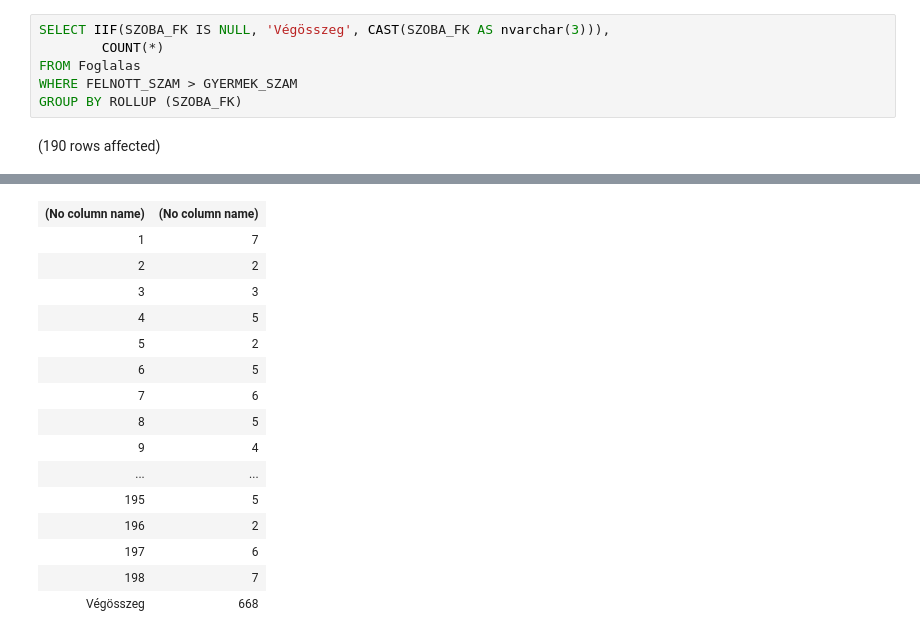
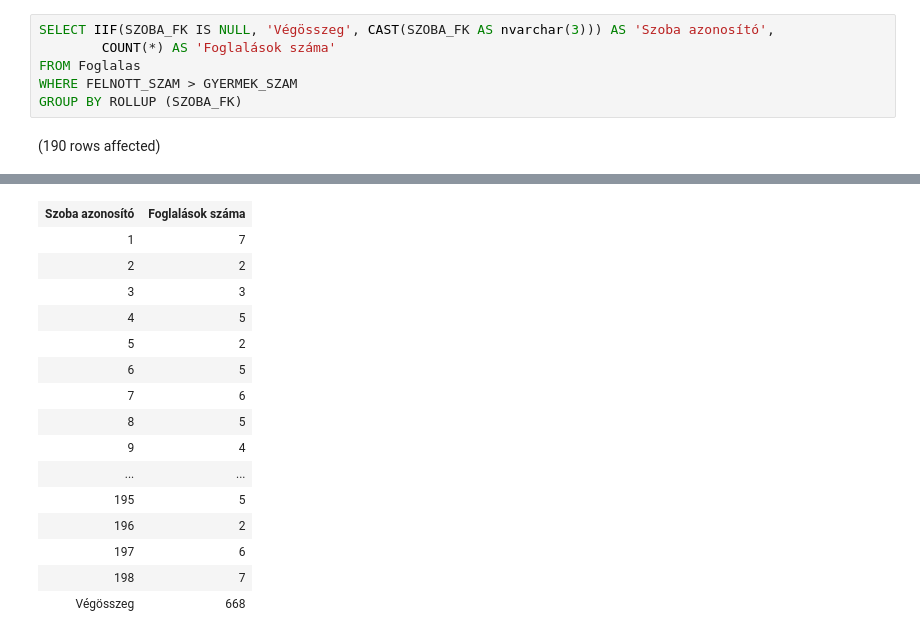
Before and after one commit to dorkakovacs/sql, a Jupyter notebook: zh2.ipynb, the cells around one changed output, grey strips where cells are left out. Cells and saved outputs as stored; diff of their text form.

```diff
--- a/zh2.ipynb
+++ b/zh2.ipynb
@@ -1,6 +1,6 @@
 # %%
-SELECT IIF(SZOBA_FK IS NULL, 'Végösszeg', CAST(SZOBA_FK AS nvarchar(3))),
-        COUNT(*)
+SELECT IIF(SZOBA_FK IS NULL, 'Végösszeg', CAST(SZOBA_FK AS nvarchar(3))) AS 'Szoba azonosító',
+        COUNT(*) AS 'Foglalások száma'
 FROM Foglalas
 WHERE FELNOTT_SZAM > GYERMEK_SZAM
 GROUP BY ROLLUP (SZOBA_FK)
@@ -10,4 +10,4 @@ Total execution time: 00:00:00.010
-| (No column name) | (No column name) |
+| Szoba azonosító | Foglalások száma |
 | 1 | 7 |
 | 2 | 2 |
 | 3 | 3 |
```
Also changed, not shown: parts of 3 cells of this notebook.
